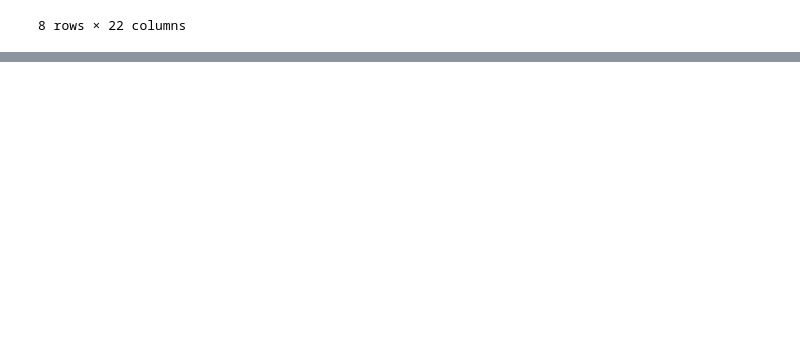
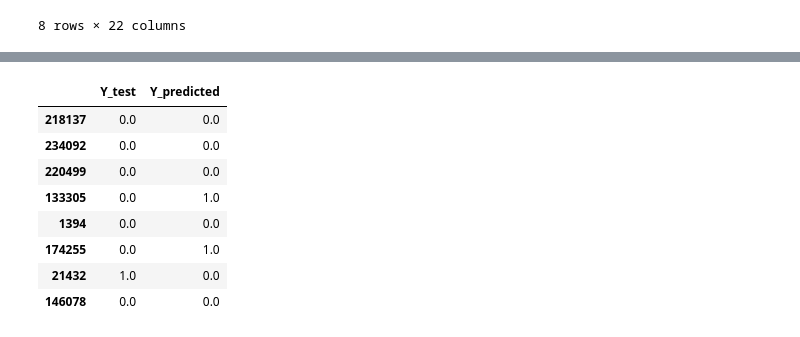
Before and after one commit to LaiVietAnh/Diabetes-Health-Indicators, a Jupyter notebook: diabetes.ipynb, the cells around one changed output, grey strips where cells are left out. Drawn from its saved outputs; the diff is of its cells as text; code cells hidden in the pictures; blank space fills up the shorter version.

```diff
--- a/diabetes.ipynb
+++ b/diabetes.ipynb
@@ -117,0 +161,5 @@ data.Diabetes_binary.value_counts().plot.pie(labels=labels, autopct='%1.1f%%',sh
+# %%
+X=data.drop("Diabetes_binary",axis=1)
+Y=data["Diabetes_binary"]
+# %%
+X_train , X_test , Y_train , Y_test = train_test_split(X,Y, test_size=0.3 , random_state=42)
@@ -117,0 +174,13 @@ data.Diabetes_binary.value_counts().plot.pie(labels=labels, autopct='%1.1f%%',sh
+# %%
+model = keras.Sequential([
+    layers.InputLayer(input_shape=(21,)),
+    layers.BatchNormalization(),
+    layers.Dense(units=256, activation=nn.relu),
+    layers.BatchNormalization(),
+    layers.Dense(units=256, activation=nn.relu),
+    layers.BatchNormalization(),
+    layers.Dense(units=1, activation=nn.sigmoid),
+])
+
+opt = Adam()
+model.compile(optimizer=opt, loss='binary_crossentropy', metrics=['accuracy'])
@@ -117,0 +214,2 @@ data.Diabetes_binary.value_counts().plot.pie(labels=labels, autopct='%1.1f%%',sh
+# %%
+hist = model.fit(X_train, Y_train, validation_data=(X_test, Y_test), epochs=3)
@@ -117,0 +233,6 @@ data.Diabetes_binary.value_counts().plot.pie(labels=labels, autopct='%1.1f%%',sh
+# %%
+y_predicted = model.predict(X_test)
+y_predicted = [1.0 if y >= 0.5 else 0.0 for y in y_predicted]
+df = pd.DataFrame({"Y_test": Y_test, "Y_predicted": y_predicted})
+df.head(8)
+# %% [output]
@@ -117,0 +241,9 @@ data.Diabetes_binary.value_counts().plot.pie(labels=labels, autopct='%1.1f%%',sh
+|  | Y_test | Y_predicted |
+| 218137 | 0.0 | 0.0 |
+| 234092 | 0.0 | 0.0 |
+| 220499 | 0.0 | 0.0 |
+| 133305 | 0.0 | 1.0 |
+| 1394 | 0.0 | 0.0 |
+| 174255 | 0.0 | 1.0 |
+| 21432 | 1.0 | 0.0 |
+| 146078 | 0.0 | 0.0 |
```
Also changed, not shown: parts of 23 cells of this notebook.
